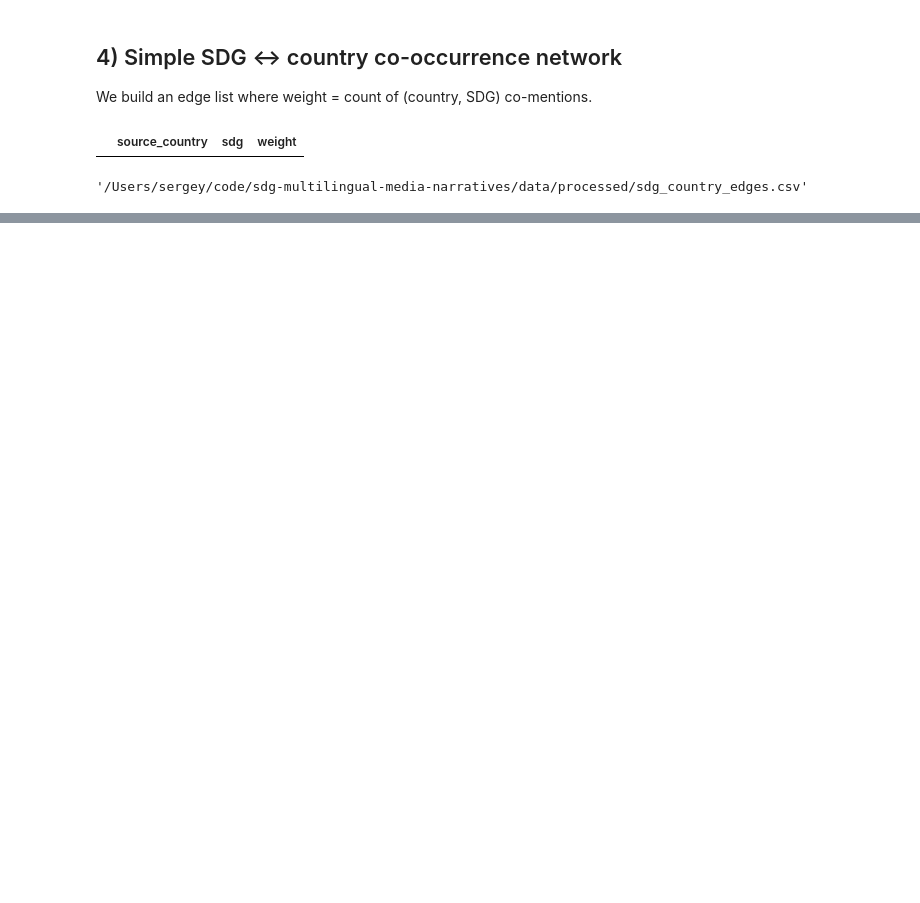
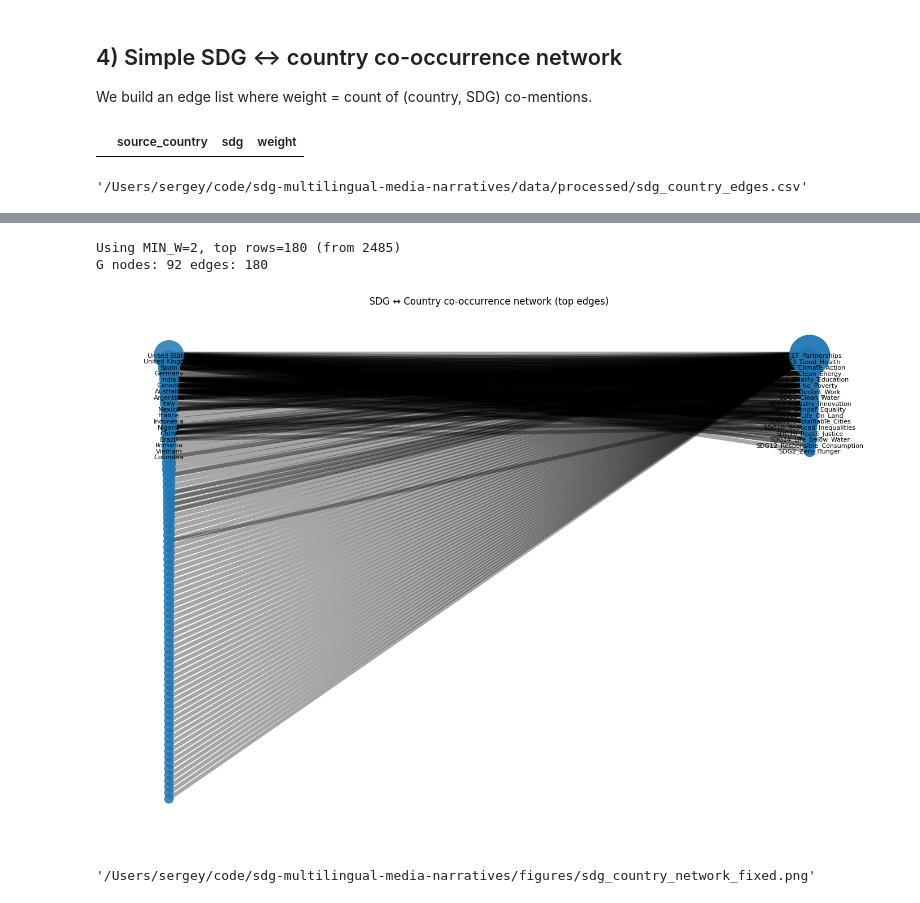
Before and after one commit to nZiben/sdg-multilingual-media-narratives, a Jupyter notebook: 03_analysis_trends_topics_networks.ipynb, the cells around one changed output, grey strips where cells are left out. Cells and saved outputs as stored; diff of their text form; code cells hidden in the pictures; blank space fills up the shorter version.

Commit message:
Update 03_analysis_trends_topics_networks.ipynb
More data and visualisations

```diff
--- a/03_analysis_trends_topics_networks.ipynb
+++ b/03_analysis_trends_topics_networks.ipynb
@@ -206,0 +249,74 @@ out
+# %%
+import os, math
+import numpy as np
+import matplotlib.pyplot as plt
+import networkx as nx
+
+os.makedirs(FIG_DIR, exist_ok=True)
+
+# параметры
+TOP_EDGES = 180
+TOP_COUNTRIES_LABEL = 18
+
+# автопорог: если максимум = 1, то MIN_W=1; иначе можно 2 (или больше)
+wmax = int(edges["weight"].max())
+MIN_W = 1 if wmax <= 1 else 2
+
+top = edges[edges["weight"] >= MIN_W].head(TOP_EDGES).copy()
+print(f"Using MIN_W={MIN_W}, top rows={len(top)} (from {len(edges)})")
+
+# если вдруг всё равно пусто — снимаем фильтр
+if len(top) == 0:
+    print("⚠️ top пустой, снимаю MIN_W и беру просто TOP_EDGES.")
+    top = edges.head(TOP_EDGES).copy()
+
+G = nx.Graph()
+for _, r in top.iterrows():
+    G.add_edge(f"C:{r['source_country']}", f"S:{r['sdg']}", weight=float(r["weight"]))
+
+print("G nodes:", G.number_of_nodes(), "edges:", G.number_of_edges())
+if G.number_of_edges() == 0:
+    raise ValueError("Граф всё ещё пустой — значит top реально пустой (проверь edges).")
+
+countries = [n for n in G.nodes() if n.startswith("C:")]
+sdgs      = [n for n in G.nodes() if n.startswith("S:")]
+
+strength = dict(G.degree(weight="weight"))
+
+# стабильная бипартидная раскладка: страны слева, SDG справа
+pos = {}
+for i, n in enumerate(sorted(countries, key=lambda x: strength.get(x, 0), reverse=True)):
+    pos[n] = (0.0, -i)
+for j, n in enumerate(sorted(sdgs, key=lambda x: strength.get(x, 0), reverse=True)):
+    pos[n] = (1.0, -j)
+
+country_sizes = [60 + 6*math.sqrt(strength.get(n, 0)) for n in countries]
+sdg_sizes     = [80 + 8*math.sqrt(strength.get(n, 0)) for n in sdgs]
+
+weights = np.array([G[u][v]["weight"] for u, v in G.edges()], dtype=float)
+edge_widths = [max(0.6, math.log(w + 1)) for w in weights]
+
+plt.figure(figsize=(14, 10))
+nx.draw_networkx_nodes(G, pos, nodelist=countries, node_size=country_sizes, alpha=0.85)
+nx.draw_networkx_nodes(G, pos, nodelist=sdgs,      node_size=sdg_sizes,     alpha=0.95)
+nx.draw_networkx_edges(G, pos, width=edge_widths, alpha=0.35)
+
+# подписи: все SDG + топ стран
+top_countries = sorted(countries, key=lambda x: strength.get(x, 0), reverse=True)[:TOP_COUNTRIES_LABEL]
+label_nodes = set(sdgs) | set(top_countries)
+labels = {n: n.split(":", 1)[1] for n in label_nodes}
+nx.draw_networkx_labels(G, pos, labels=labels, font_size=8)
+
+plt.title("SDG ↔ Country co-occurrence network (top edges)")
+plt.axis("off")
+plt.tight_layout()
+
+out = os.path.join(FIG_DIR, "sdg_country_network_fixed.png")
+plt.savefig(out, dpi=220)
+plt.show()
+out
+# %% [output]
+Using MIN_W=2, top rows=180 (from 2485)
+G nodes: 92 edges: 180
+[figure, added]
+'/Users/sergey/code/sdg-multilingual-media-narratives/figures/sdg_country_network_fixed.png'
```
Also changed, not shown: parts of 13 cells of this notebook.
